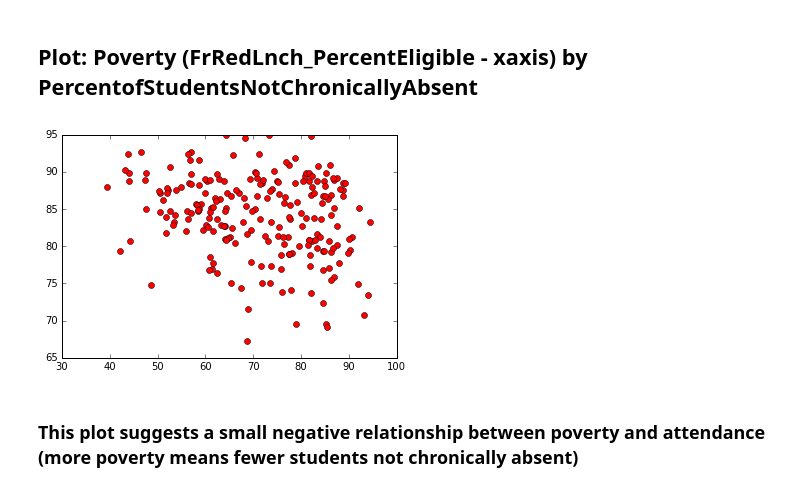
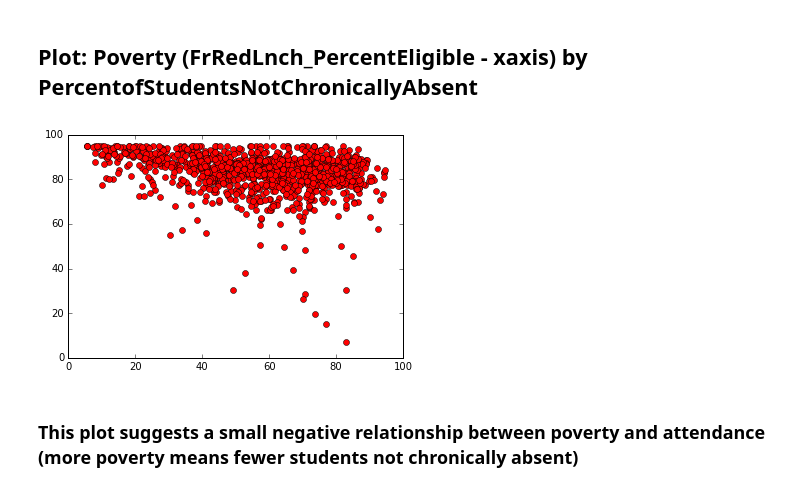
Before and after one commit to philschatz/ed-pathways, a Jupyter notebook: analysis/Attendance_v_programs.ipynb, the cells around one changed output. Saved outputs shown, nothing was run; the diff lists cells and outputs as text; code cells hidden in the pictures.

Commit message:
Change to use QueryResultsTable.csv

```diff
--- a/analysis/Attendance_v_programs.ipynb
+++ b/analysis/Attendance_v_programs.ipynb
@@ -6,8 +6,8 @@ from statsmodels.formula.api import ols
 import matplotlib.pyplot as plt
 # %%
 #read result.csv.  This file contains the results of the SQL query defined by Anisa and Kyle
-attendance = pd.read_csv('../data/result.csv')
+attendance = pd.read_csv('../data/QueryResultTable.csv')
 #only select a subset of the available variables
-attendance = attendance[['SchoolID','School','SchoolType','No_of_Program','FrRedLnch_PercentEligible','PercentofStudentsNotChronicallyAbsent']]
+attendance = attendance[['SchoolID','School','SchoolType','No_of_Program','FrRedLnch_PercentEligible','PercentofStudentsNotChronicallyAbsent','Enrollment']]
 attendance
 # %% [output]
@@ -32,5 +32,6 @@ attendance
 # %%
 #We are only interested in elementary schools for this analysis
-elementary = attendance.query("SchoolType == 'E'").drop_duplicates()
-elementary
+#attendance = attendance.query("SchoolType == 'H'").drop_duplicates()
+attendance = attendance.drop_duplicates()
+attendance
 # %% [output]
@@ -54,0 +56,4 @@ elementary
+# %%
+# remove records with missing data
+attendance = attendance.dropna()
+attendance
@@ -64,10 +88,10 @@ plt.show()
 # %% [markdown]
 ## Plot:  Poverty (FrRedLnch_PercentEligible - xaxis) by PercentofStudentsNotChronicallyAbsent
 # %%
-plt.plot(elementary['FrRedLnch_PercentEligible'], elementary['PercentofStudentsNotChronicallyAbsent'],'ro')
+plt.plot(attendance['FrRedLnch_PercentEligible'], attendance['PercentofStudentsNotChronicallyAbsent'],'ro')
 plt.show()
 # %% [output]
-[figure, old version]
+[figure, new version]
 # %% [markdown]
 ### This plot suggests a small negative relationship between poverty and attendance (more poverty means fewer students not chronically absent)
 # %% [markdown]
```
Also changed, not shown: parts of 17 cells of this notebook.
